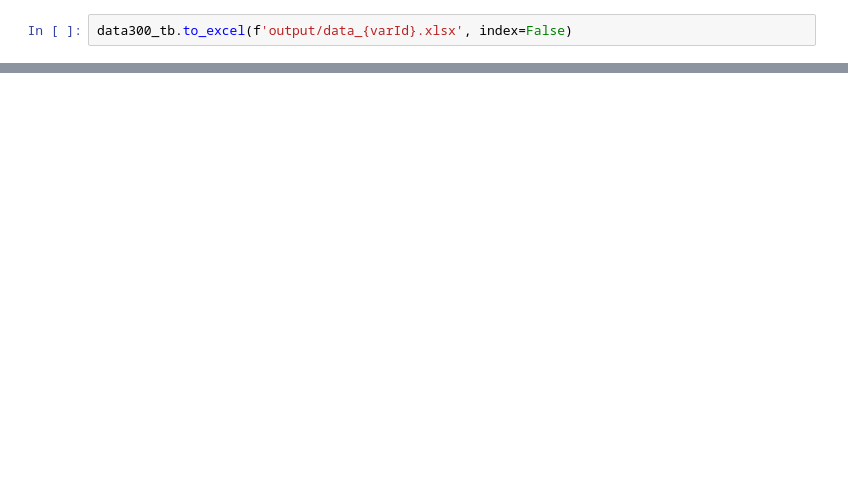
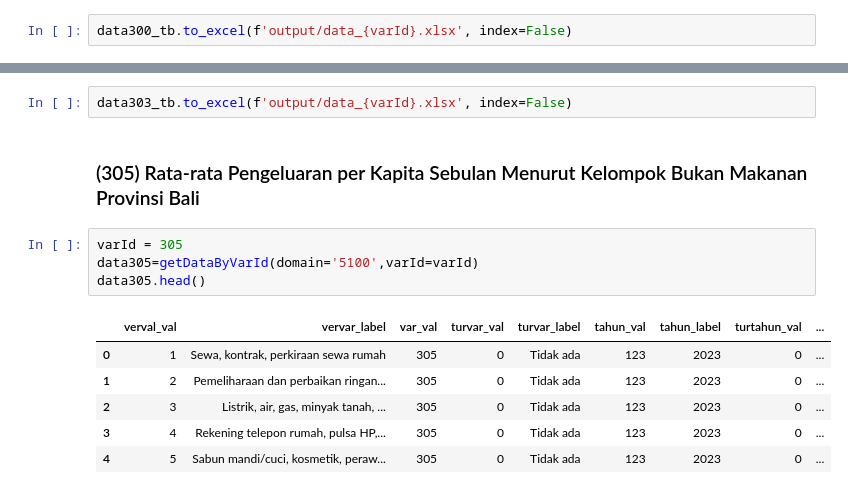
Before and after one commit to YudiHardiyanta/sdi, a Jupyter notebook: Nisa/code.ipynb, the cells around one changed output, grey strips where cells are left out. Saved outputs shown, nothing was run; the diff lists cells and outputs as text; blank space fills up the shorter version.

```diff
--- a/Nisa/code.ipynb
+++ b/Nisa/code.ipynb
@@ -697,0 +774,15 @@ data300_tb.to_excel(f'output/data_{varId}.xlsx', index=False)
+# %%
+data303_tb.to_excel(f'output/data_{varId}.xlsx', index=False)
+# %% [markdown]
+### (305) Rata-rata Pengeluaran per Kapita Sebulan Menurut Kelompok Bukan Makanan Provinsi Bali
+# %%
+varId = 305
+data305=getDataByVarId(domain='5100',varId=varId)
+data305.head()
+# %% [output]
+|  | verval_val | vervar_label | var_val | turvar_val | turvar_label | tahun_val | tahun_label | turtahun_val | ... |
+| 0 | 1 | Sewa, kontrak, perkiraan sewa rumah | 305 | 0 | Tidak ada | 123 | 2023 | 0 | ... |
+| 1 | 2 | Pemeliharaan dan perbaikan ringan... | 305 | 0 | Tidak ada | 123 | 2023 | 0 | ... |
+| 2 | 3 | Listrik, air, gas, minyak tanah, ... | 305 | 0 | Tidak ada | 123 | 2023 | 0 | ... |
+| 3 | 4 | Rekening telepon rumah, pulsa HP,... | 305 | 0 | Tidak ada | 123 | 2023 | 0 | ... |
+| 4 | 5 | Sabun mandi/cuci, kosmetik, peraw... | 305 | 0 | Tidak ada | 123 | 2023 | 0 | ... |
```
Also changed, not shown: parts of 10 cells of this notebook, 4 other files.
